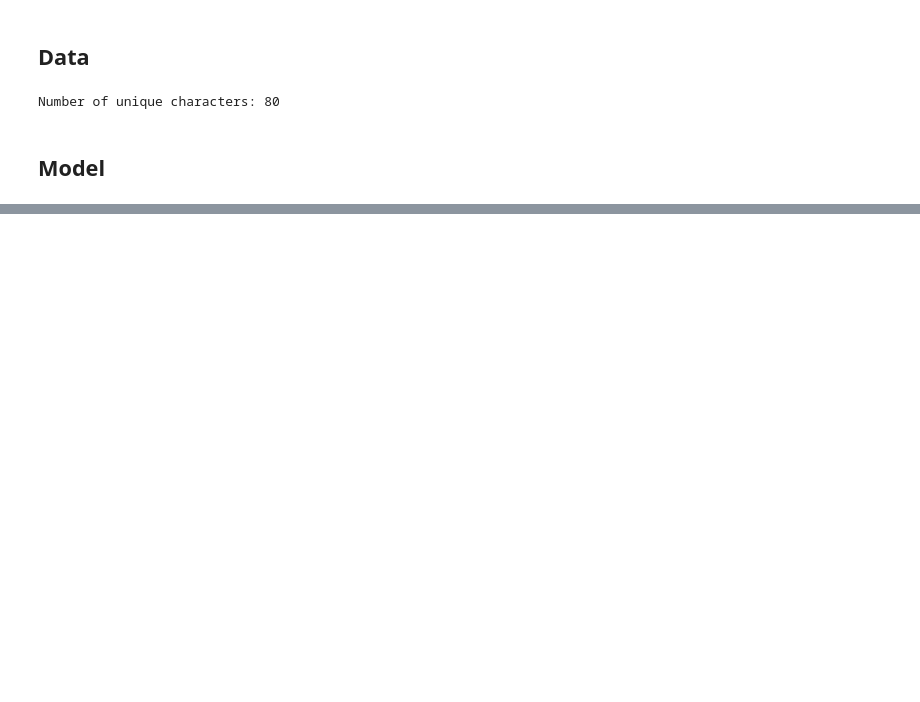
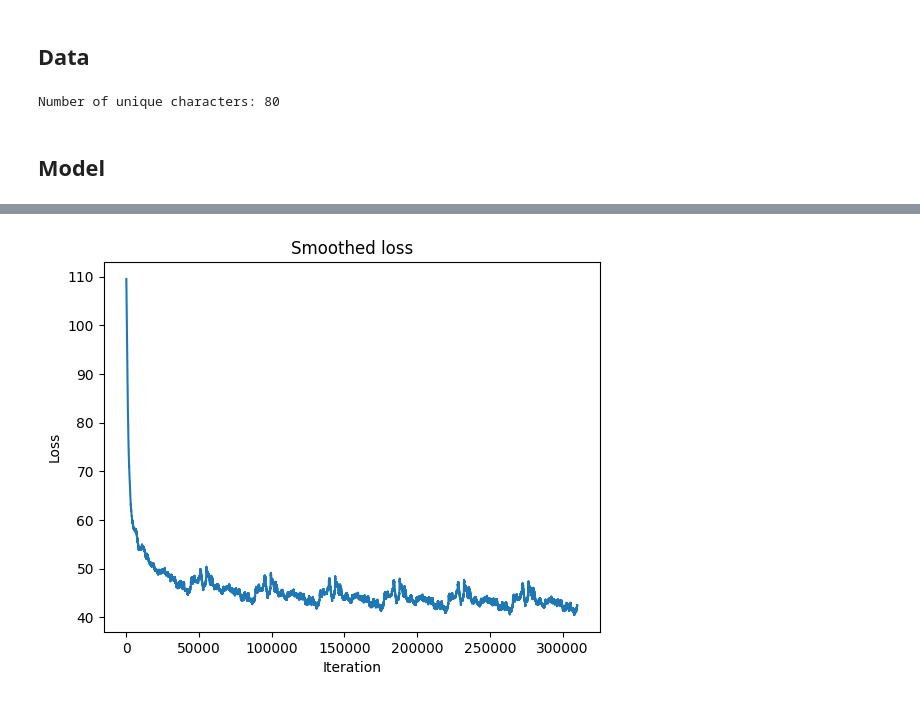
Before and after one commit to ttperr/DD2424-DL-KTH, a Jupyter notebook: Assignment4/Assignment4.ipynb, the cells around one changed output, grey strips where cells are left out. Drawn from its saved outputs; the diff is of its cells as text; code cells hidden in the pictures; blank space fills up the shorter version.

```diff
--- a/Assignment4/Assignment4.ipynb
+++ b/Assignment4/Assignment4.ipynb
@@ -10,3 +9,9 @@ import matplotlib.pyplot as plt
 import seaborn as sns
 import torch
 from tqdm.notebook import trange
+# %%
+for i in range(torch.cuda.device_count()):
+    print(torch.cuda.get_device_properties(i).name)
+
+device = torch.device("cuda:2" if torch.cuda.is_available() else "cpu")
+device
@@ -126,0 +243,3 @@ Relative error iter 0, param 4: 0.0
+# %%
+rnn = RNN()
+rnn.train(book_data, n_epochs=10)
@@ -126,0 +264,4 @@ Relative error iter 0, param 4: 0.0
+# %%
+rnn.plot_losses()
+# %% [output]
+[figure, added]
```
Also changed, not shown: parts of 7 cells of this notebook.
